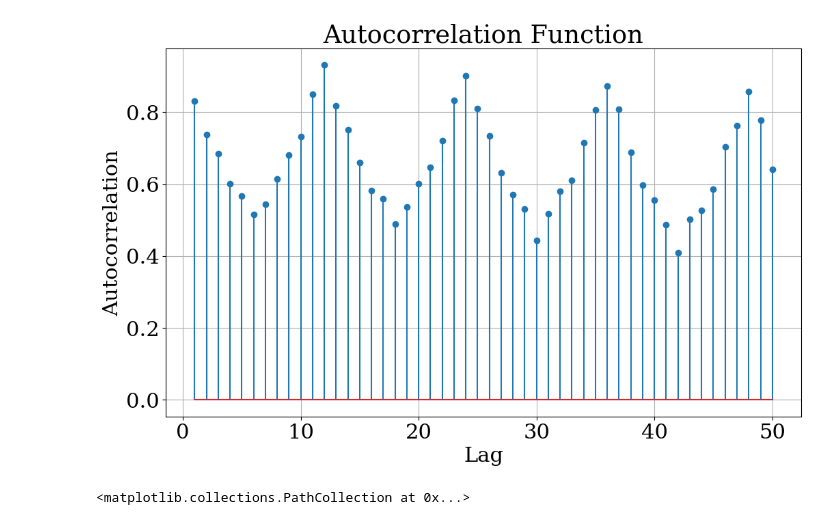
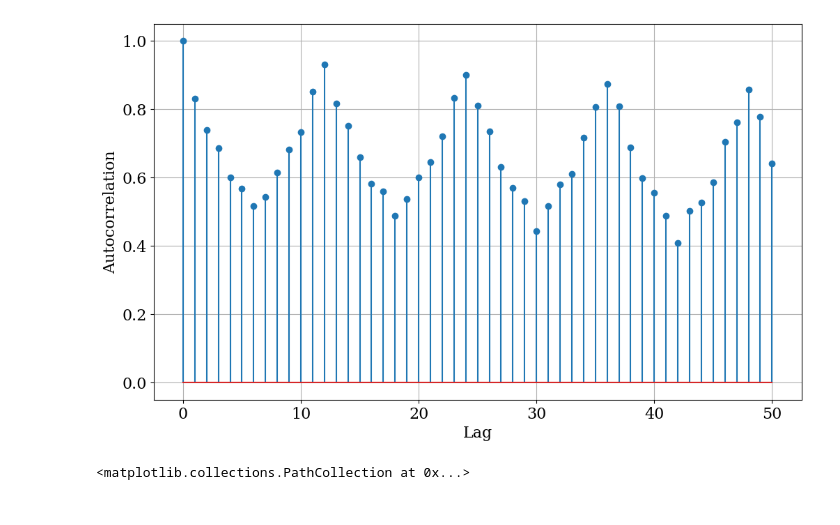
Before and after one commit to PauliAnt/ADAML_PA, a Jupyter notebook: Beer/week1_autocorrelation.ipynb, the cells around one changed output. Cells and saved outputs as stored; diff of their text form; code cells hidden in the pictures.

```diff
--- a/Beer/week1_autocorrelation.ipynb
+++ b/Beer/week1_autocorrelation.ipynb
@@ -11,34 +11,35 @@ df.plot()
 # %%
 import matplotlib.pyplot as plt
+import numpy as np
 plt.rcParams.update({
     "font.family": "serif ",
-    "font.size":22
+    "font.size":16
 })
 
 
 
 # Example data (replace this with your own time series data)
 # np.random.seed(42)
 # data = np.random.randn(100)  # Random time series data
 
 # Function to calculate autocorrelation for different lags
 def autocorr(x, lag):
     return np.corrcoef(x[:-lag], x[lag:])[0, 1]
 
 # Calculate autocorrelation for desired lags
 lags = 50
-autocorr_values = [autocorr(df['Monthly beer production'], lag) for lag in range(1, lags+1)]
+autocorr_values = [1] + [autocorr(df['Monthly beer production'], lag) for lag in range(1, lags+1)]
 
 # Plot autocorrelation function without confidence intervals
 plt.figure(figsize=(12, 7))
-plt.stem(range(1, lags+1), autocorr_values)
-plt.title("Autocorrelation Function")
+plt.stem(range(0, lags+1), autocorr_values)
+# plt.title("Autocorrelation Function")
 plt.xlabel("Lag")
 plt.ylabel("Autocorrelation")
 plt.grid(True)
 plt.show()
 # %% [output]
-[figure, old version]
+[figure, new version]
 # %%
 df['Lag_12'] = df['Monthly beer production'].shift(12)
 df['Lag_6'] = df['Monthly beer production'].shift(6)
```
Also changed, not shown: parts of 1 cell of this notebook, 2 other files.
